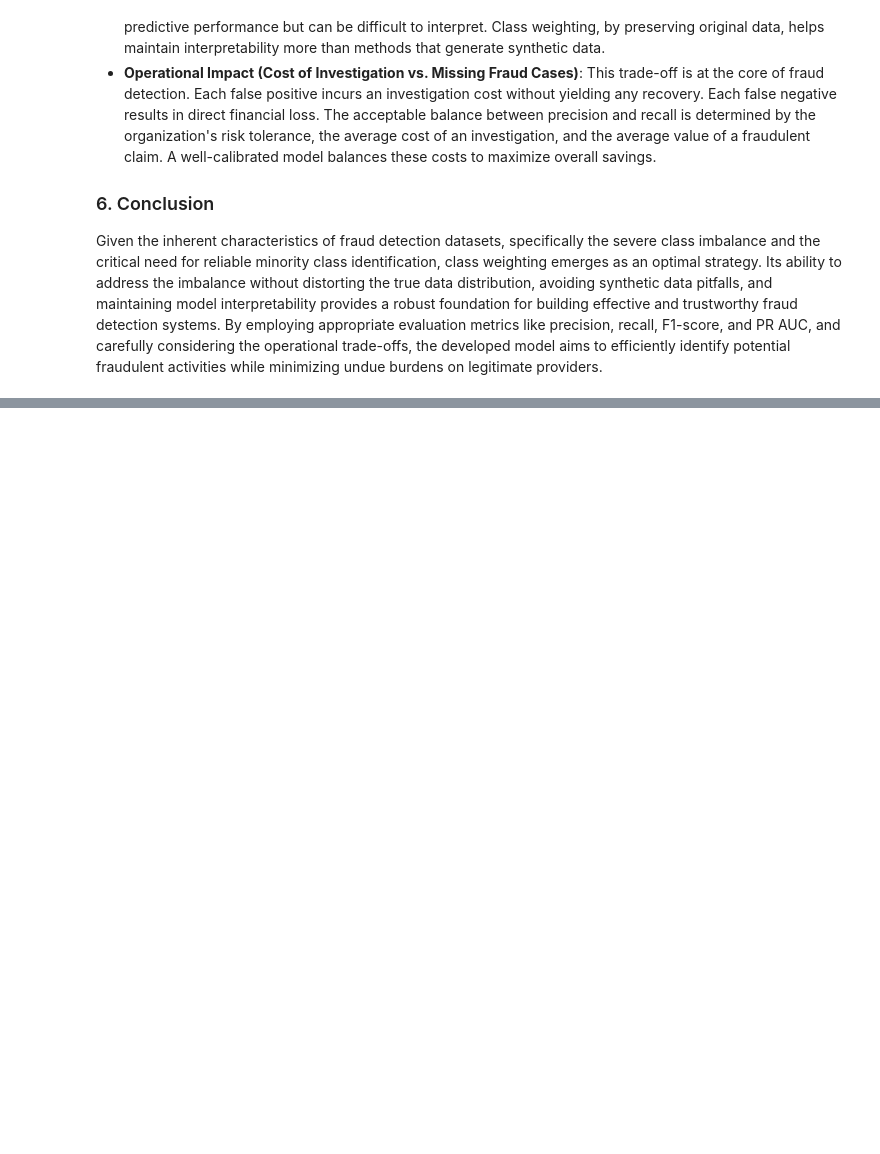
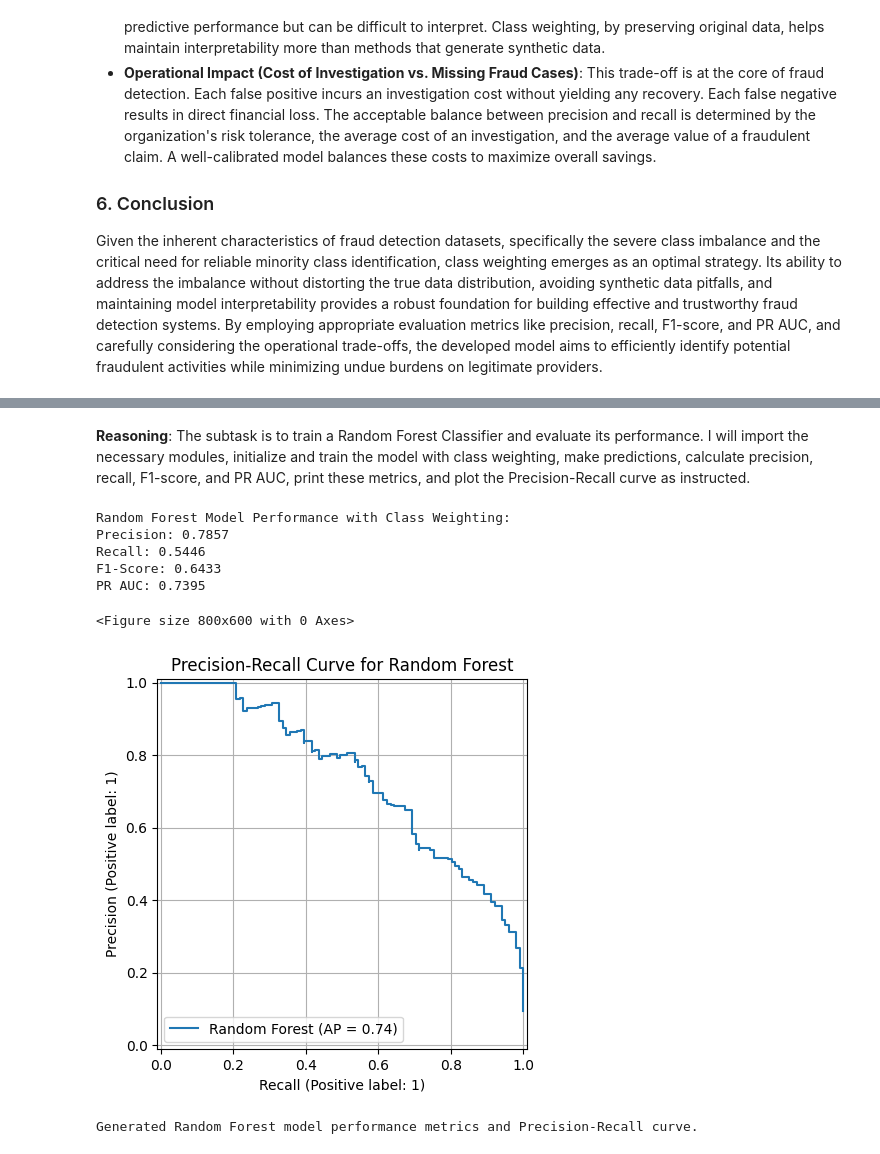
Before and after one commit to User-2rxeg/DataOrbit-HealthCare-Provider-Fraud-Detection, a Jupyter notebook: 01_data_exploration_and_feature_engineering.ipynb, the cells around one changed output, grey strips where cells are left out. Saved outputs shown, nothing was run; the diff lists cells and outputs as text; code cells hidden in the pictures; blank space fills up the shorter version.

```diff
--- a/01_data_exploration_and_feature_engineering.ipynb
+++ b/01_data_exploration_and_feature_engineering.ipynb
@@ -2945,0 +3267,52 @@ Given the inherent characteristics of fraud detection datasets, specifically the
+# %% [markdown]
+**Reasoning**:
+The subtask is to train a Random Forest Classifier and evaluate its performance. I will import the necessary modules, initialize and train the model with class weighting, make predictions, calculate precision, recall, F1-score, and PR AUC, print these metrics, and plot the Precision-Recall curve as instructed.
+# %%
+from sklearn.ensemble import RandomForestClassifier
+from sklearn.metrics import precision_score, recall_score, f1_score, average_precision_score, PrecisionRecallDisplay
+import matplotlib.pyplot as plt
+
+# 1 & 2. Initialize a Random Forest Classifier model with class_weight='balanced'
+rf_model = RandomForestClassifier(random_state=42, class_weight='balanced')
+
+# 3. Train the Random Forest model
+rf_model.fit(X_train, y_train)
+
+# 4. Make predictions on the test data
+y_pred_rf = rf_model.predict(X_test)
+
+# 5. Get probability estimates for the positive class (needed for PR AUC)
+y_pred_proba_rf = rf_model.predict_proba(X_test)[:, 1]
+
+# 6. Calculate Precision, Recall, F1-score
+precision_rf = precision_score(y_test, y_pred_rf, average='binary')
+recall_rf = recall_score(y_test, y_pred_rf, average='binary')
+f1_rf = f1_score(y_test, y_pred_rf, average='binary')
+
+# 7. Calculate the Precision-Recall AUC score
+pr_auc_rf = average_precision_score(y_test, y_pred_proba_rf)
+
+# 8. Print the calculated evaluation metrics
+print("\nRandom Forest Model Performance with Class Weighting:")
+print(f"Precision: {precision_rf:.4f}")
+print(f"Recall: {recall_rf:.4f}")
+print(f"F1-Score: {f1_rf:.4f}")
+print(f"PR AUC: {pr_auc_rf:.4f}")
+
+# 9. Plot the Precision-Recall curve
+plt.figure(figsize=(8, 6))
+PrecisionRecallDisplay.from_estimator(rf_model, X_test, y_test, name='Random Forest')
+plt.title('Precision-Recall Curve for Random Forest')
+plt.grid(True)
+plt.show()
+
+print("Generated Random Forest model performance metrics and Precision-Recall curve.")
+# %% [output]
+Random Forest Model Performance with Class Weighting:
+Precision: 0.7857
+Recall: 0.5446
+F1-Score: 0.6433
+PR AUC: 0.7395
+<Figure size 800x600 with 0 Axes>
+[figure, added]
+Generated Random Forest model performance metrics and Precision-Recall curve.
```
Also changed, not shown: parts of 29 cells of this notebook.
